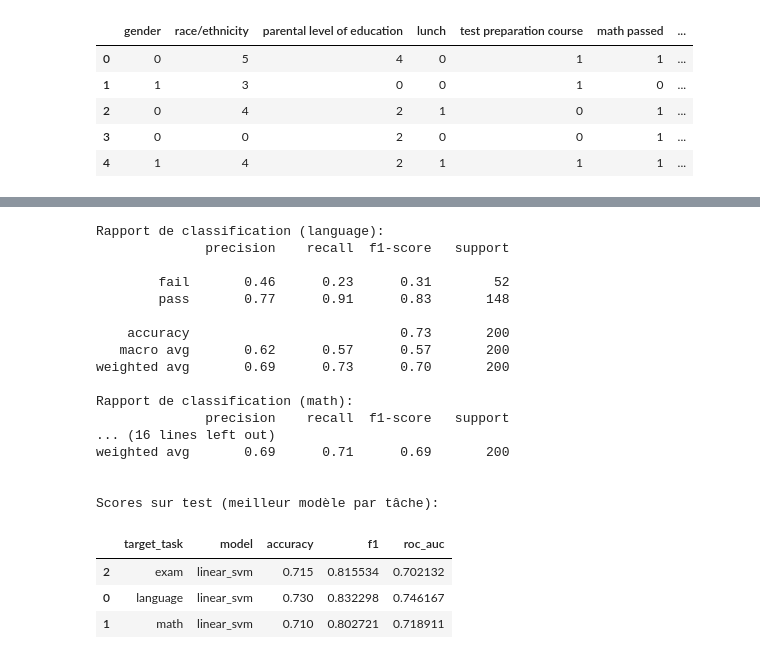
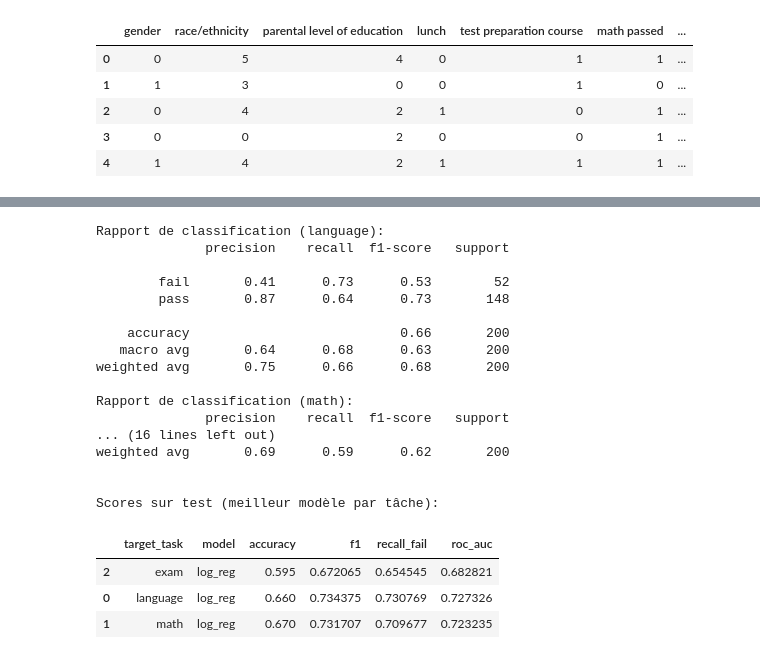
Before and after one commit to Dorsumsellae/Programmation-avancee-Projet-d-examen-Students-Performance-in-Exams, a Jupyter notebook: notebooks/04b_modeling_by_classification.ipynb, the cells around one changed output, grey strips where cells are left out. Drawn from its saved outputs; the diff is of its cells as text; code cells hidden in the pictures.

```diff
--- a/notebooks/04b_modeling_by_classification.ipynb
+++ b/notebooks/04b_modeling_by_classification.ipynb
@@ -8,11 +8,16 @@ import pandas as pd
 import numpy as np
 from pathlib import Path
 import joblib
-from sklearn.model_selection import train_test_split
-from sklearn.metrics import accuracy_score, f1_score, roc_auc_score, classification_report
+from collections import OrderedDict
+from sklearn.compose import ColumnTransformer
+from sklearn.preprocessing import OneHotEncoder
+from sklearn.pipeline import Pipeline
+from sklearn.model_selection import StratifiedKFold, cross_validate
+from sklearn.metrics import accuracy_score, f1_score, roc_auc_score, classification_report, recall_score, make_scorer
 from sklearn.linear_model import LogisticRegression
 from sklearn.ensemble import RandomForestClassifier, GradientBoostingClassifier
 from sklearn.calibration import CalibratedClassifierCV
+from sklearn.svm import LinearSVC
 from sklearn.base import clone
 from xgboost import XGBClassifier
 from lightgbm import LGBMClassifier
@@ -21,6 +26,7 @@ import matplotlib.pyplot as plt
 
 sns.set_style("whitegrid")
 RANDOM_STATE = 42  # graine unique pour rendre les runs reproductibles
+CV_SPLITS = 5      # validation croisée stratifiée pour limiter la variance sur petit jeu (640 obs)
 # %%
 # Chargement des jeux train/test prétraités
 train_path = Path('..') / 'data' / 'processed' / 'train.csv'
@@ -287,23 +316,25 @@ Meilleurs modèles par tâche:
 # %%
-# Sauvegarde des trois meilleurs modèles pour la tâche "exam"
+# Sauvegarde des trois meilleurs modèles (Recall_fail) pour la tâche "exam"
 exam_top3 = (
     df_res[df_res["target_task"] == "exam"]
-    .sort_values("f1", ascending=False)
+    .sort_values("recall_fail", ascending=False)
     .head(3)
 )
 
-models_dir = Path("..") / "models"
+models_dir = Path("..") / "models" / "classification"
 models_dir.mkdir(parents=True, exist_ok=True)
 
 saved_models = []
 for _, row in exam_top3.iterrows():
     model_name = row["model"]
-    fitted_model = results["exam"][model_name]["model"]
+    model_proto = models_by_task["exam"][model_name]
+    fitted_model = clone(model_proto)
+    fitted_model.fit(data_splits["exam"]["X_train"], data_splits["exam"]["y_train"])
     out_path = models_dir / f"exam_{model_name}.joblib"
     joblib.dump(fitted_model, out_path)
-    saved_models.append({"model": model_name, "val_f1": row["f1"], "path": out_path})
+    saved_models.append({"model": model_name, "val_recall_fail": row["recall_fail"], "path": out_path})
 
-print("Modèles exam sauvegardés (top 3 validation F1):")
+print("Modèles exam sauvegardés (top 3 recall_fail validation):")
 for item in saved_models:
-    print(f"- {item['model']} (val_f1={item['val_f1']:.3f}) -> {item['path']}")
+    print(f"- {item['model']} (val_recall_fail={item['val_recall_fail']:.3f}) -> {item['path']}")
 # %% [output]
@@ -314,50 +358,59 @@ Modèles exam sauvegardés (top 3 validation F1):
 # %%
-# Évaluation sur le jeu de test tenu à part pour le meilleur modèle de chaque tâche
+# Évaluation sur le jeu de test tenu à part pour le meilleur modèle de chaque tâche (choisi sur Recall_fail)
 test_results = []
 test_outputs = {}
 
 for task_name, info in best_by_task.items():
     split = data_splits[task_name]
-    model = info["model"]
+    model_proto = models_by_task[task_name][info["model_name"]]
+    model = clone(model_proto)
+    model.fit(split["X_train"], split["y_train"])
+
     test_preds = model.predict(split["X_test"])
-    test_proba = model.predict_proba(split["X_test"])[:, 1] if hasattr(model, "predict_proba") else None
+    if hasattr(model, "predict_proba"):
+        test_proba = model.predict_proba(split["X_test"])[:, 1]
+    elif hasattr(model, "decision_function"):
+        test_proba = model.decision_function(split["X_test"])
+    else:
+        test_proba = None
 
     metrics = {
         "target_task": task_name,
         "model": info["model_name"],
         "accuracy": accuracy_score(split["y_test"], test_preds),
         "f1": f1_score(split["y_test"], test_preds),
+        "recall_fail": recall_score(split["y_test"], test_preds, pos_label=0),
         "roc_auc": roc_auc_score(split["y_test"], test_proba) if test_proba is not None else np.nan,
     }
     test_results.append(metrics)
     test_outputs[task_name] = {"y_true": split["y_test"], "preds": test_preds, "proba": test_proba}
 
-    # Rapport détaillé utile pour l'interprétation classe par classe
+    # Rapport détaillé
     print(f"Rapport de classification ({task_name}):")
     print(classification_report(split["y_test"], test_preds, target_names=["fail", "pass"]))
 
 print("\nScores sur test (meilleur modèle par tâche):")
 test_results_df = pd.DataFrame(test_results).sort_values("target_task")
 display(test_results_df)
 # %% [output]
 Rapport de classification (language):
               precision    recall  f1-score   support
 
-        fail       0.46      0.23      0.31        52
-        pass       0.77      0.91      0.83       148
+        fail       0.41      0.73      0.53        52
+        pass       0.87      0.64      0.73       148
 
-    accuracy                           0.73       200
-   macro avg       0.62      0.57      0.57       200
-weighted avg       0.69      0.73      0.70       200
+    accuracy                           0.66       200
+   macro avg       0.64      0.68      0.63       200
+weighted avg       0.75      0.66      0.68       200
 
 Rapport de classification (math):
               precision    recall  f1-score   support
 ... (16 lines left out)
-weighted avg       0.69      0.71      0.69       200
+weighted avg       0.69      0.59      0.62       200
 
 
 Scores sur test (meilleur modèle par tâche):
-|  | target_task | model | accuracy | f1 | roc_auc |
-| 2 | exam | linear_svm | 0.715 | 0.815534 | 0.702132 |
-| 0 | language | linear_svm | 0.730 | 0.832298 | 0.746167 |
-| 1 | math | linear_svm | 0.710 | 0.802721 | 0.718911 |
+|  | target_task | model | accuracy | f1 | recall_fail | roc_auc |
+| 2 | exam | log_reg | 0.595 | 0.672065 | 0.654545 | 0.682821 |
+| 0 | language | log_reg | 0.660 | 0.734375 | 0.730769 | 0.727326 |
+| 1 | math | log_reg | 0.670 | 0.731707 | 0.709677 | 0.723235 |
```
Also changed, not shown: parts of 12 cells of this notebook.
